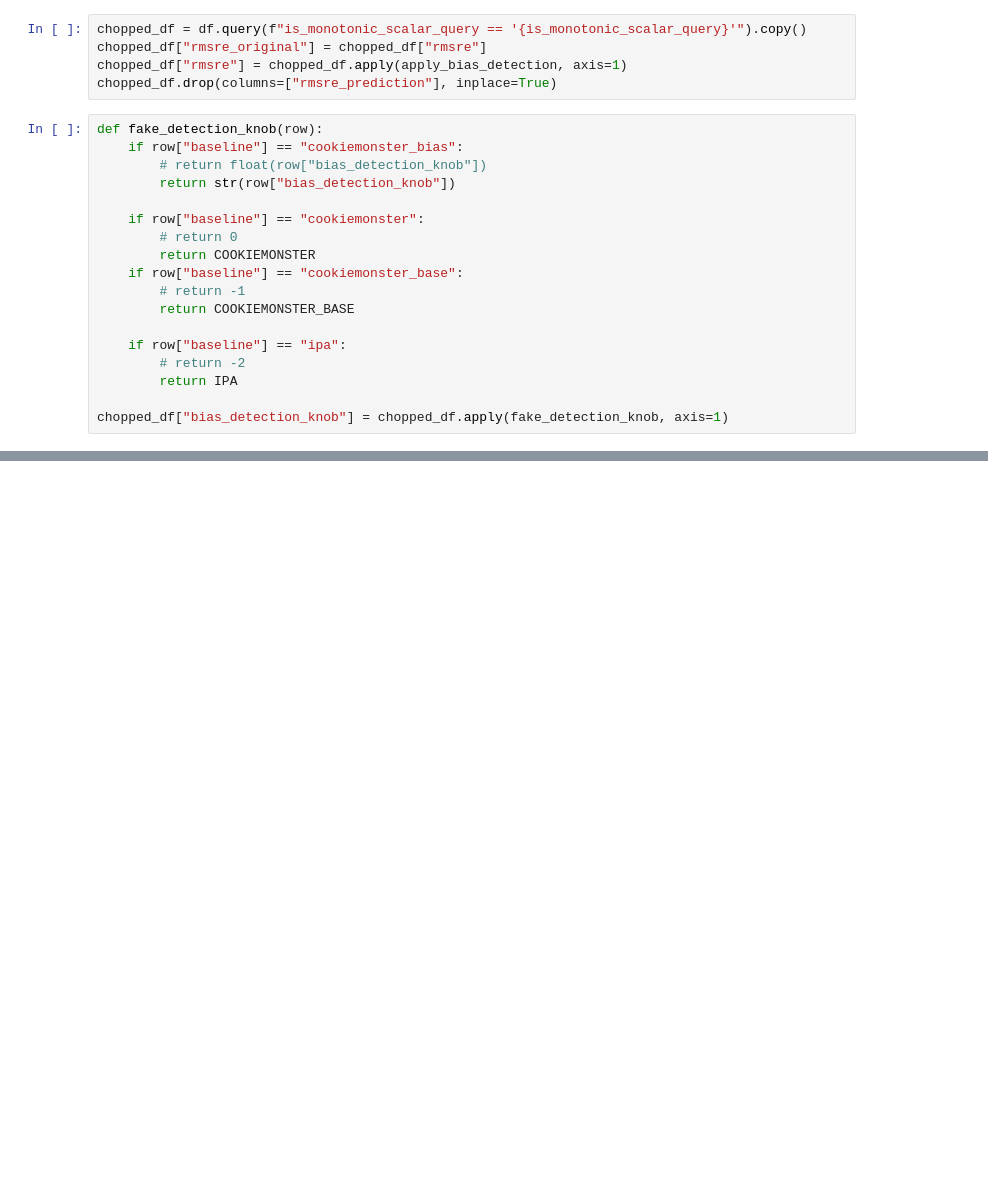
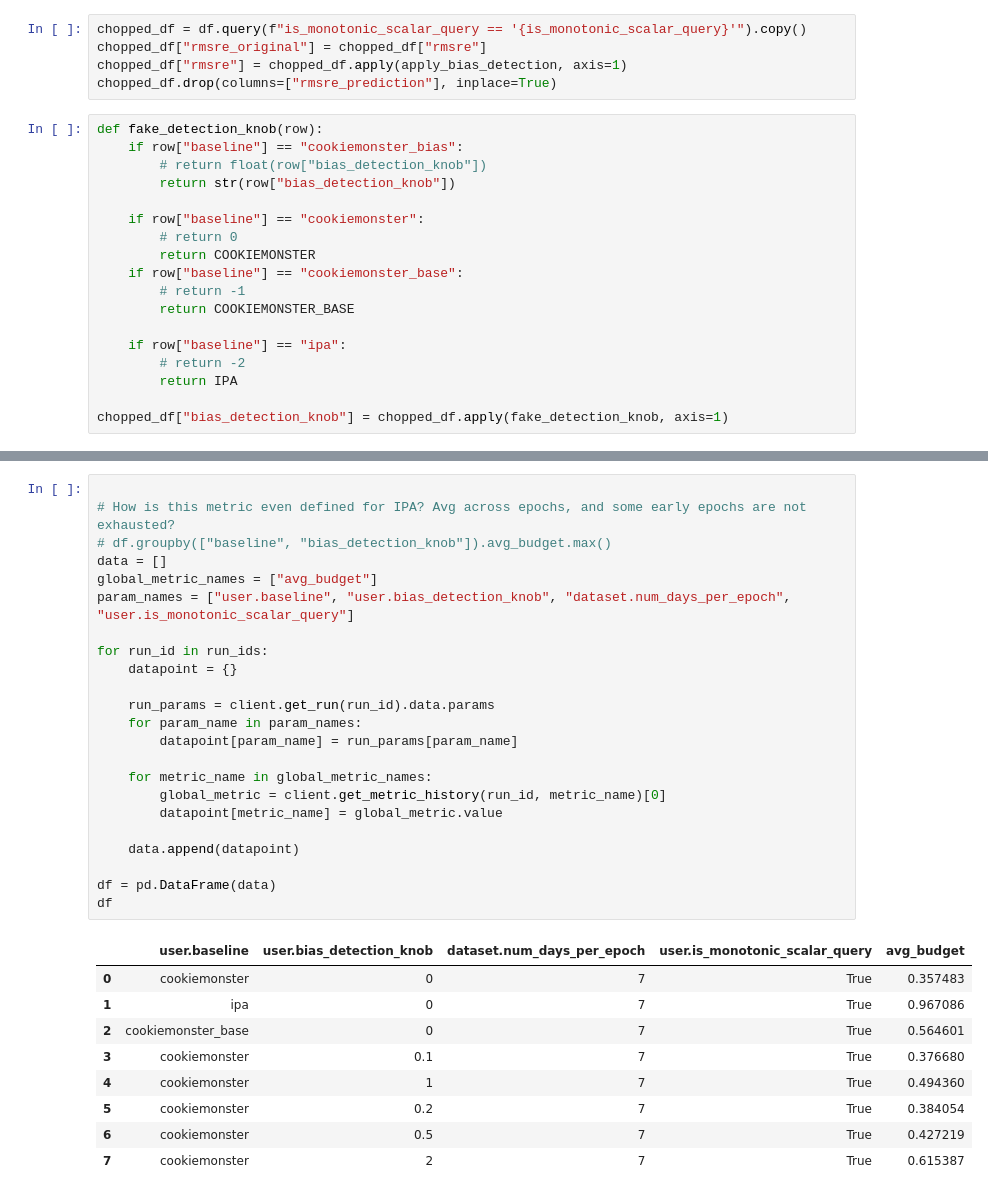
Before and after one commit to columbia/cookiemonster, a Jupyter notebook: notebooks/bias_data.ipynb, the cells around one changed output, grey strips where cells are left out. Drawn from its saved outputs; the diff is of its cells as text; blank space fills up the shorter version.

```diff
--- a/notebooks/bias_data.ipynb
+++ b/notebooks/bias_data.ipynb
@@ -256,0 +331,33 @@ fig
+# %%
+
+# How is this metric even defined for IPA? Avg across epochs, and some early epochs are not exhausted?
+# df.groupby(["baseline", "bias_detection_knob"]).avg_budget.max()
+data = []
+global_metric_names = ["avg_budget"]
+param_names = ["user.baseline", "user.bias_detection_knob", "dataset.num_days_per_epoch", "user.is_monotonic_scalar_query"]
+
+for run_id in run_ids:
+    datapoint = {}
+
+    run_params = client.get_run(run_id).data.params
+    for param_name in param_names:
+        datapoint[param_name] = run_params[param_name]
+
+    for metric_name in global_metric_names:
+        global_metric = client.get_metric_history(run_id, metric_name)[0]
+        datapoint[metric_name] = global_metric.value
+
+    data.append(datapoint)
+
+df = pd.DataFrame(data)
+df
+# %% [output]
+|  | user.baseline | user.bias_detection_knob | dataset.num_days_per_epoch | user.is_monotonic_scalar_query | avg_budget |
+| 0 | cookiemonster | 0 | 7 | True | 0.357483 |
+| 1 | ipa | 0 | 7 | True | 0.967086 |
+| 2 | cookiemonster_base | 0 | 7 | True | 0.564601 |
+| 3 | cookiemonster | 0.1 | 7 | True | 0.376680 |
+| 4 | cookiemonster | 1 | 7 | True | 0.494360 |
+| 5 | cookiemonster | 0.2 | 7 | True | 0.384054 |
+| 6 | cookiemonster | 0.5 | 7 | True | 0.427219 |
+| 7 | cookiemonster | 2 | 7 | True | 0.615387 |
```
Also changed, not shown: parts of 10 cells of this notebook, 4 other files.
